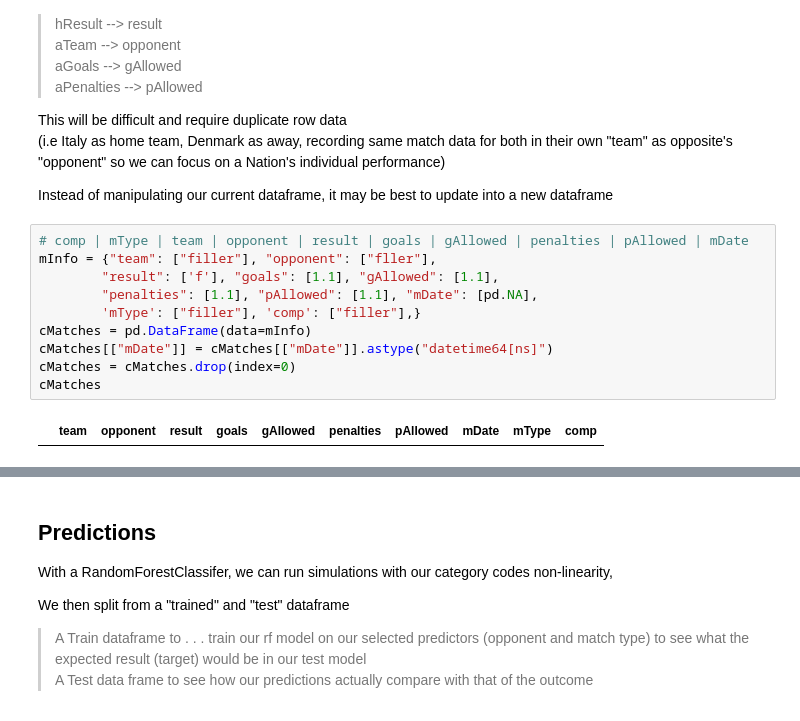
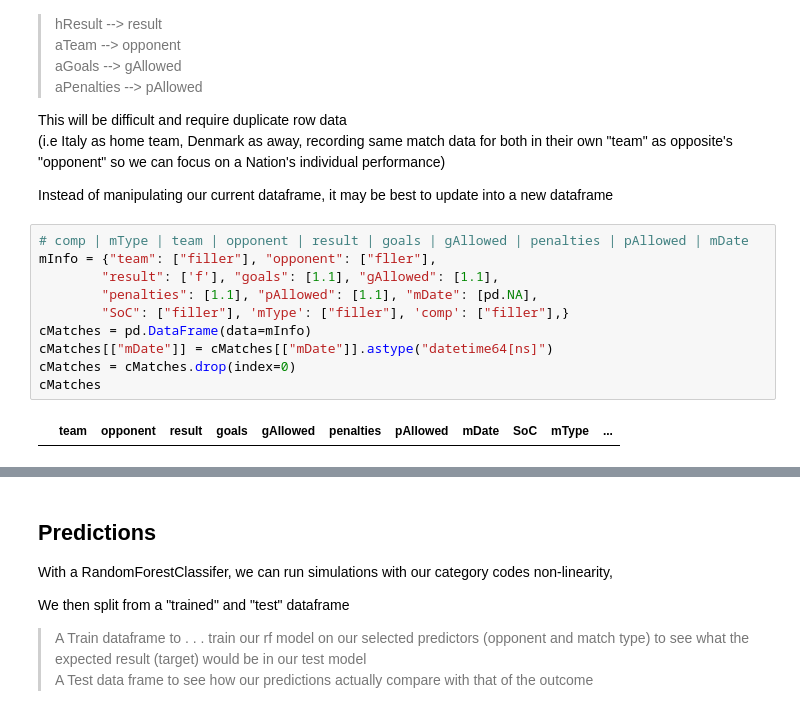
Before and after one commit to axndyg/euros-WebScraping, a Jupyter notebook: euros_modeling.ipynb, the cells around one changed output, grey strips where cells are left out. Cells and saved outputs as stored; diff of their text form.

```diff
--- a/euros_modeling.ipynb
+++ b/euros_modeling.ipynb
@@ -58,13 +58,13 @@ Instead of manipulating our current dataframe, it may be best to update into a n
 # %%
 # comp | mType | team | opponent | result | goals | gAllowed | penalties | pAllowed | mDate
 mInfo = {"team": ["filler"], "opponent": ["fller"],
         "result": ['f'], "goals": [1.1], "gAllowed": [1.1],
         "penalties": [1.1], "pAllowed": [1.1], "mDate": [pd.NA],
-        'mType': ["filler"], 'comp': ["filler"],}
+        "SoC": ["filler"], 'mType': ["filler"], 'comp': ["filler"],}
 cMatches = pd.DataFrame(data=mInfo)
 cMatches[["mDate"]] = cMatches[["mDate"]].astype("datetime64[ns]")
 cMatches = cMatches.drop(index=0)
 cMatches
 # %% [output]
-|  | team | opponent | result | goals | gAllowed | penalties | pAllowed | mDate | mType | comp |
+|  | team | opponent | result | goals | gAllowed | penalties | pAllowed | mDate | SoC | mType | ... |
 # %%
```
Also changed, not shown: parts of 18 cells of this notebook, 6 other files.
